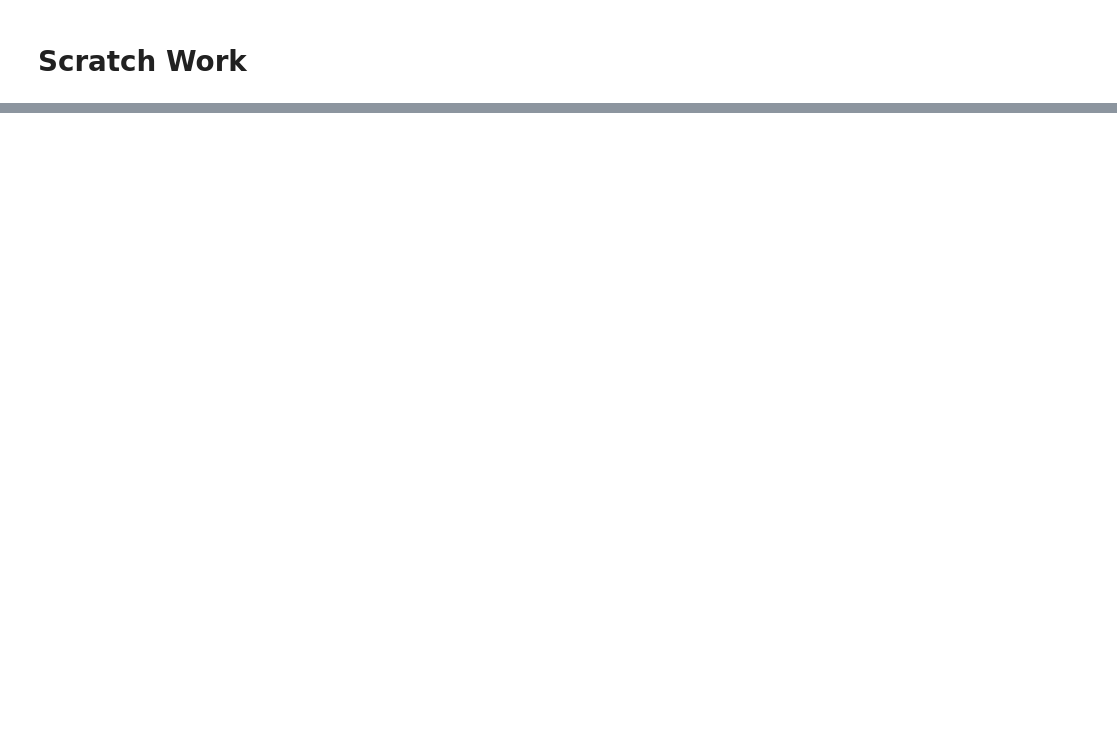
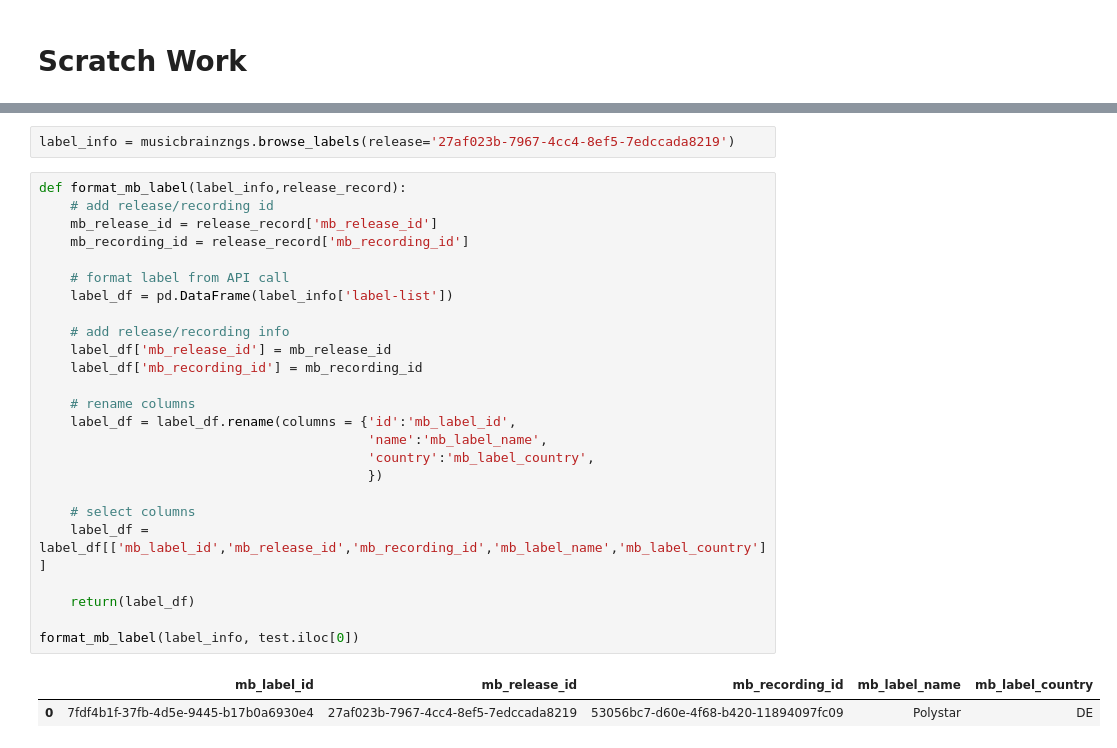
Before and after one commit to dknappopus/musicbrainz_api, a Jupyter notebook: musicbrainz_api.ipynb, the cells around one changed output, grey strips where cells are left out. Drawn from its saved outputs; the diff is of its cells as text; blank space fills up the shorter version.

```diff
--- a/musicbrainz_api.ipynb
+++ b/musicbrainz_api.ipynb
@@ -233,0 +278,30 @@ mb_global_dict['release_dfs'][1]
+# %%
+label_info = musicbrainzngs.browse_labels(release='27af023b-7967-4cc4-8ef5-7edccada8219')
+# %%
+def format_mb_label(label_info,release_record):
+    # add release/recording id
+    mb_release_id = release_record['mb_release_id']
+    mb_recording_id = release_record['mb_recording_id']
+
+    # format label from API call
+    label_df = pd.DataFrame(label_info['label-list'])
+
+    # add release/recording info
+    label_df['mb_release_id'] = mb_release_id
+    label_df['mb_recording_id'] = mb_recording_id
+
+    # rename columns
+    label_df = label_df.rename(columns = {'id':'mb_label_id',
+                                          'name':'mb_label_name',
+                                          'country':'mb_label_country',
+                                          })
+
+    # select columns
+    label_df = label_df[['mb_label_id','mb_release_id','mb_recording_id','mb_label_name','mb_label_country']]
+
+    return(label_df)
+
+format_mb_label(label_info, test.iloc[0])
+# %% [output]
+|  | mb_label_id | mb_release_id | mb_recording_id | mb_label_name | mb_label_country |
+| 0 | 7fdf4b1f-37fb-4d5e-9445-b17b0a6930e4 | 27af023b-7967-4cc4-8ef5-7edccada8219 | 53056bc7-d60e-4f68-b420-11894097fc09 | Polystar | DE |
```
Also changed, not shown: parts of 20 cells of this notebook.
